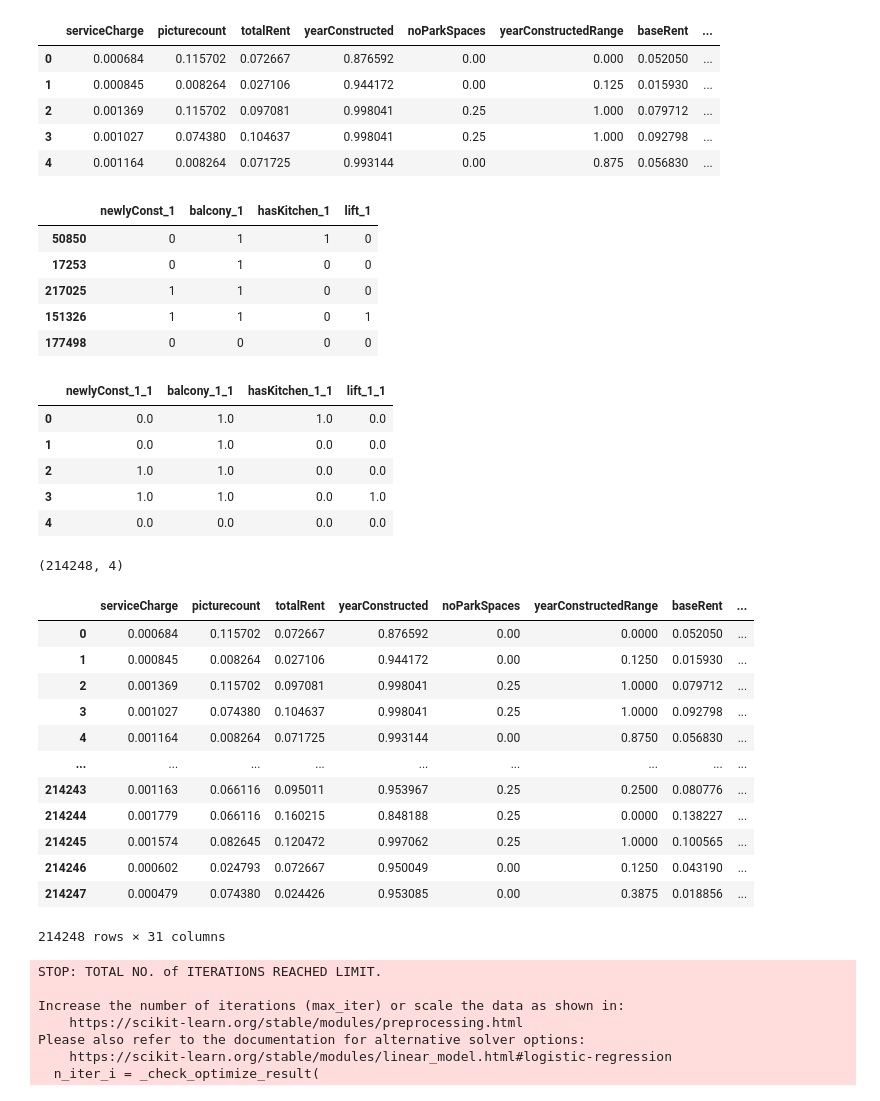
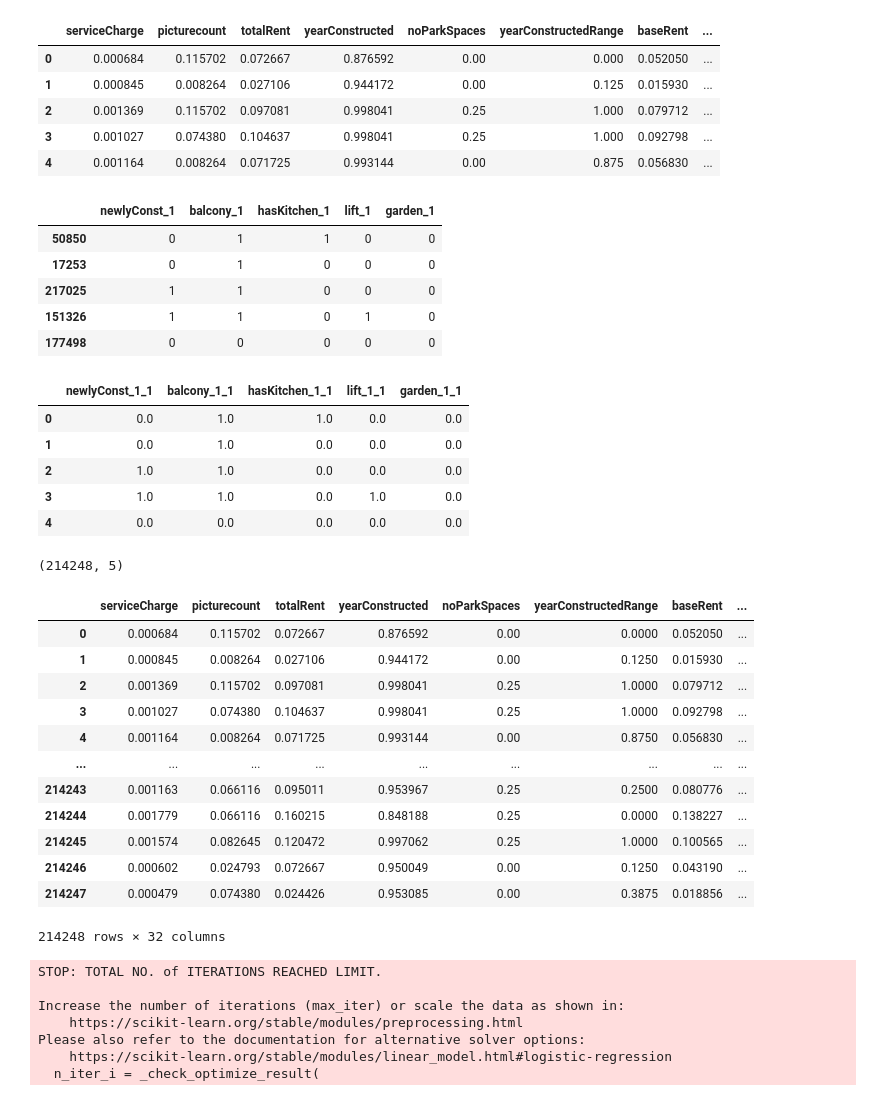
Before and after one commit to bennednedben/Final-Project, a Jupyter notebook: 08 Model_cat.ipynb, the cells around one changed output. Saved outputs shown, nothing was run; the diff lists cells and outputs as text; code cells hidden in the pictures.

```diff
--- a/08 Model_cat.ipynb
+++ b/08 Model_cat.ipynb
@@ -125,7 +159,7 @@ y_train.head(1)
 # %%
 X_train_num = X_train[['serviceCharge','picturecount','totalRent','yearConstructed','noParkSpaces','yearConstructedRange',
                        'baseRent','livingSpace','geo_plz','lastRefurbish','typeOfFlat_cat','heatingType_cat','firingTypes_cat','regio1_cat','condition_cat','interiorQual_cat','petsAllowed_cat','noRoomsRange_cat', 'energyEfficiencyClass_cat']]
-X_train_cat = X_train[['newlyConst','balcony','hasKitchen','lift']]
+X_train_cat = X_train[['newlyConst','balcony','hasKitchen','lift', 'garden']]
 # %%
 # Scaling data
 transformer = MinMaxScaler().fit(X_train_num) # need to keep transformer
@@ -142,15 +176,15 @@ X_train_norm.head()
 | 3 | 0.001027 | 0.074380 | 0.104637 | 0.998041 | 0.25 | 1.000 | 0.092798 | ... |
 | 4 | 0.001164 | 0.008264 | 0.071725 | 0.993144 | 0.00 | 0.875 | 0.056830 | ... |
 # %%
-X_train_cat = pd.get_dummies(X_train_cat, columns=['newlyConst','balcony','hasKitchen','lift'],drop_first=True)
+X_train_cat = pd.get_dummies(X_train_cat, columns=['newlyConst','balcony','hasKitchen','lift', 'garden'],drop_first=True)
 X_train_cat.head()
 # %% [output]
-|  | newlyConst_1 | balcony_1 | hasKitchen_1 | lift_1 |
-| 50850 | 0 | 1 | 1 | 0 |
-| 17253 | 0 | 1 | 0 | 0 |
-| 217025 | 1 | 1 | 0 | 0 |
-| 151326 | 1 | 1 | 0 | 1 |
-| 177498 | 0 | 0 | 0 | 0 |
+|  | newlyConst_1 | balcony_1 | hasKitchen_1 | lift_1 | garden_1 |
+| 50850 | 0 | 1 | 1 | 0 | 0 |
+| 17253 | 0 | 1 | 0 | 0 | 0 |
+| 217025 | 1 | 1 | 0 | 0 | 0 |
+| 151326 | 1 | 1 | 0 | 1 | 0 |
+| 177498 | 0 | 0 | 0 | 0 | 0 |
 # %%
 from sklearn.preprocessing import OneHotEncoder
 from seaborn import load_dataset
@@ -162,13 +196,13 @@ X_train_cat_encode = pd.DataFrame(encoder.transform(X_train_cat).toarray(),colum
 display(X_train_cat_encode.head())
 X_train_cat_encode.shape
 # %% [output]
-|  | newlyConst_1_1 | balcony_1_1 | hasKitchen_1_1 | lift_1_1 |
-| 0 | 0.0 | 1.0 | 1.0 | 0.0 |
-| 1 | 0.0 | 1.0 | 0.0 | 0.0 |
-| 2 | 1.0 | 1.0 | 0.0 | 0.0 |
-| 3 | 1.0 | 1.0 | 0.0 | 1.0 |
-| 4 | 0.0 | 0.0 | 0.0 | 0.0 |
+|  | newlyConst_1_1 | balcony_1_1 | hasKitchen_1_1 | lift_1_1 | garden_1_1 |
+| 0 | 0.0 | 1.0 | 1.0 | 0.0 | 0.0 |
+| 1 | 0.0 | 1.0 | 0.0 | 0.0 | 0.0 |
+| 2 | 1.0 | 1.0 | 0.0 | 0.0 | 0.0 |
+| 3 | 1.0 | 1.0 | 0.0 | 1.0 | 0.0 |
+| 4 | 0.0 | 0.0 | 0.0 | 0.0 | 0.0 |
-(214248, 4)
+(214248, 5)
 # %%
 X_train_transformed = pd.concat([X_train_norm, X_train_cat_encode], axis=1)
 X_train_transformed
@@ -185,7 +219,7 @@ X_train_transformed
 | 214245 | 0.001574 | 0.082645 | 0.120472 | 0.997062 | 0.25 | 1.0000 | 0.100565 | ... |
 | 214246 | 0.000602 | 0.024793 | 0.072667 | 0.950049 | 0.00 | 0.1250 | 0.043190 | ... |
 | 214247 | 0.000479 | 0.074380 | 0.024426 | 0.953085 | 0.00 | 0.3875 | 0.018856 | ... |
-214248 rows × 31 columns
+214248 rows × 32 columns
 # %%
 from sklearn.linear_model import LogisticRegression
 classification = LogisticRegression(random_state=42, solver='lbfgs',
```
Also changed, not shown: parts of 19 cells of this notebook, 10 other files.
